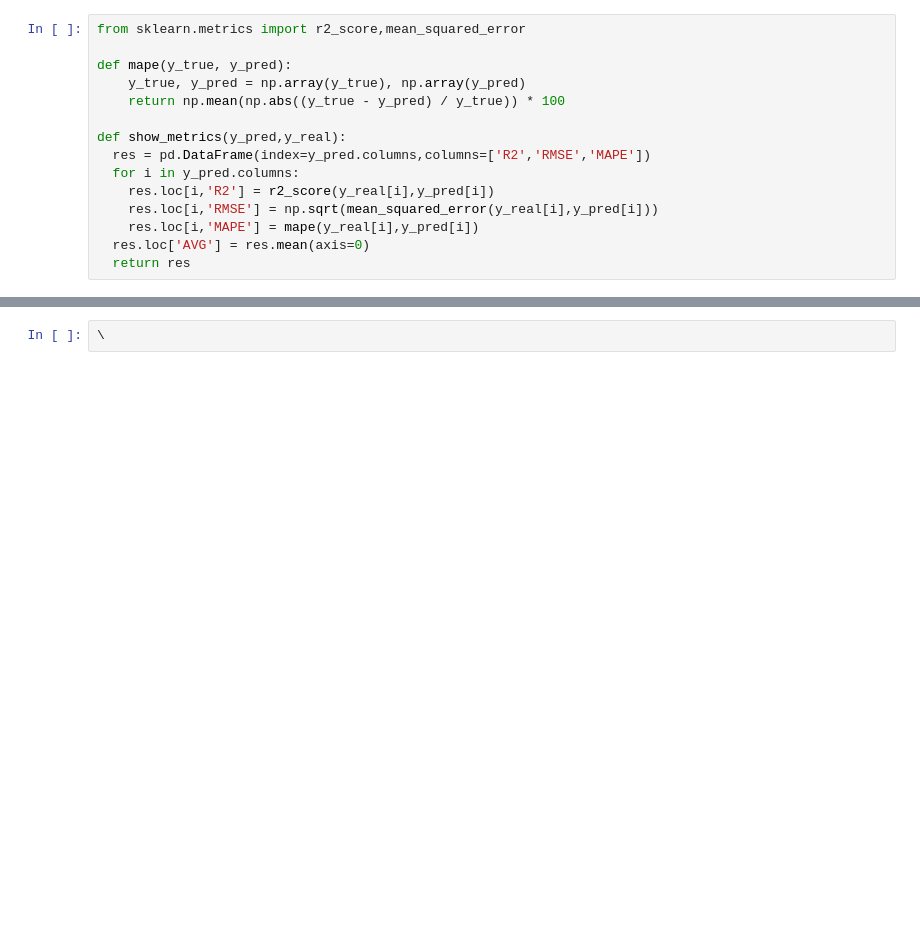
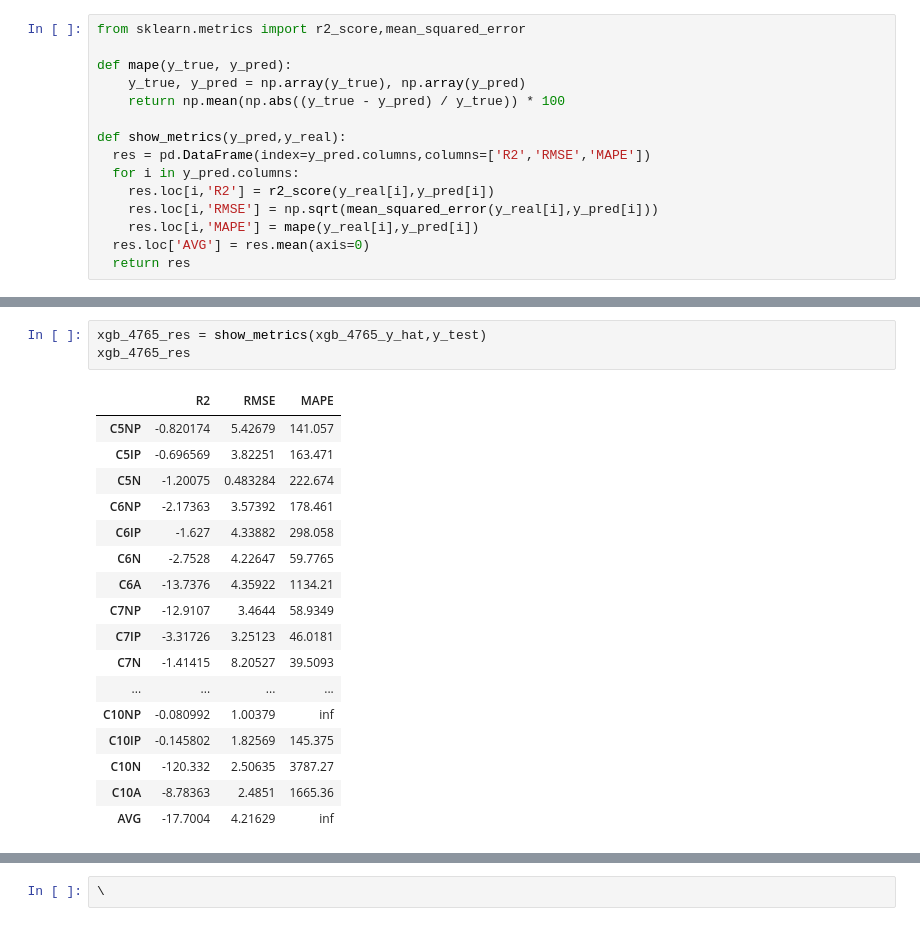
Before and after one commit to skywalker0803r/deep-learning-ian-goodfellow, a Jupyter notebook: ADDA.ipynb, the cells around one changed output, grey strips where cells are left out. Saved outputs shown, nothing was run; the diff lists cells and outputs as text; blank space fills up the shorter version.

```diff
--- a/ADDA.ipynb
+++ b/ADDA.ipynb
@@ -369,3 +331,24 @@ xgb_res.style.background_gradient()
+# %%
+xgb_4765_res = show_metrics(xgb_4765_y_hat,y_test)
+xgb_4765_res
+# %% [output]
+|  | R2 | RMSE | MAPE |
+| C5NP | -0.820174 | 5.42679 | 141.057 |
+| C5IP | -0.696569 | 3.82251 | 163.471 |
+| C5N | -1.20075 | 0.483284 | 222.674 |
+| C6NP | -2.17363 | 3.57392 | 178.461 |
+| C6IP | -1.627 | 4.33882 | 298.058 |
+| C6N | -2.7528 | 4.22647 | 59.7765 |
+| C6A | -13.7376 | 4.35922 | 1134.21 |
+| C7NP | -12.9107 | 3.4644 | 58.9349 |
+| C7IP | -3.31726 | 3.25123 | 46.0181 |
+| C7N | -1.41415 | 8.20527 | 39.5093 |
+| ... | ... | ... | ... |
+| C10NP | -0.080992 | 1.00379 | inf |
+| C10IP | -0.145802 | 1.82569 | 145.375 |
+| C10N | -120.332 | 2.50635 | 3787.27 |
+| C10A | -8.78363 | 2.4851 | 1665.36 |
+| AVG | -17.7004 | 4.21629 | inf |
 # %%
 import plotly.graph_objects as go
 
```
Also changed, not shown: parts of 26 cells of this notebook.
